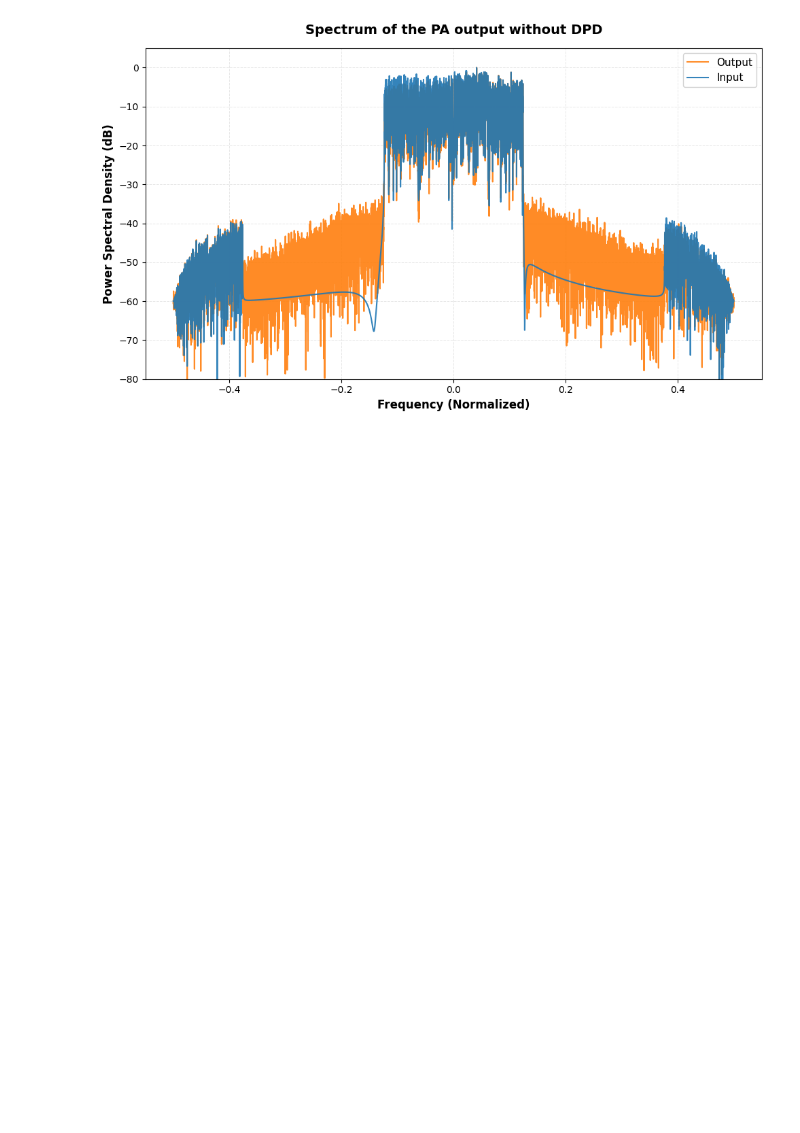
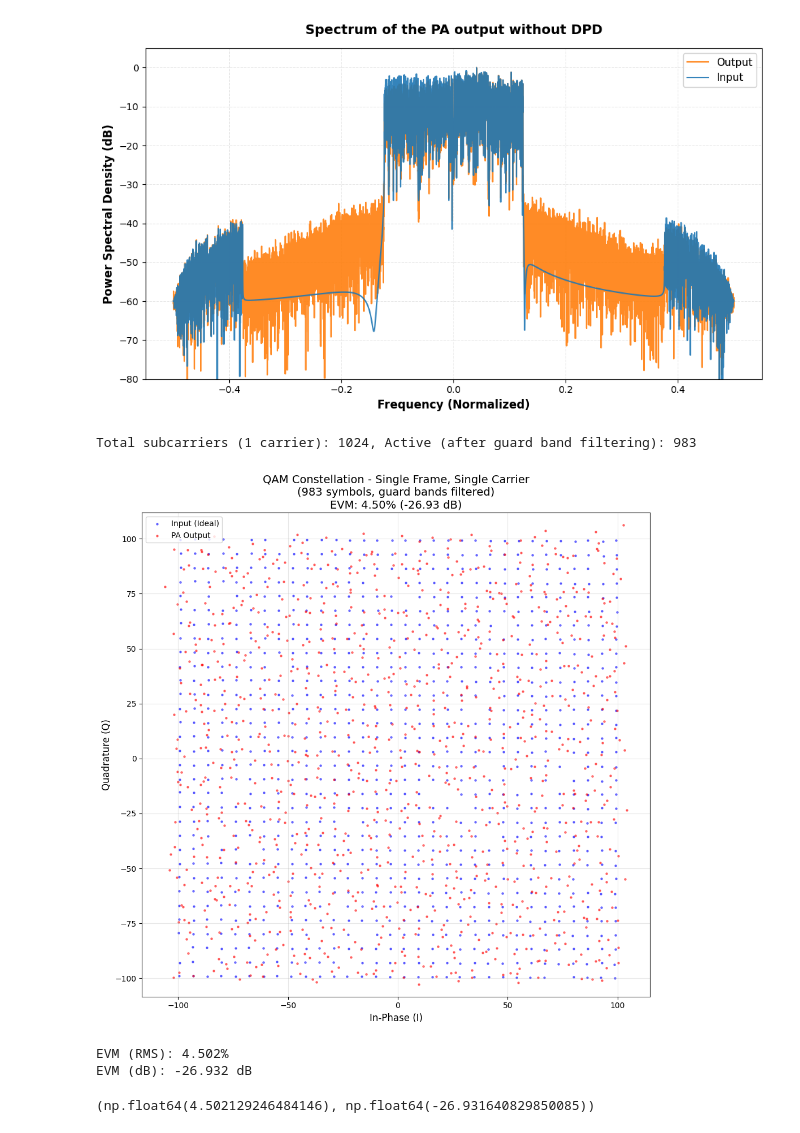
Before and after one commit to aquigney/sparseDPD, a Jupyter notebook: thesis_plots.ipynb, the cells around one changed output. Drawn from its saved outputs; the diff is of its cells as text; code cells hidden in the pictures; blank space fills up the shorter version.

```diff
--- a/thesis_plots.ipynb
+++ b/thesis_plots.ipynb
@@ -137,3 +137,20 @@ data.plot_spectrum(
 [figure]
 # %%
 # Setup a datapath to plot the QAM signal
+openDPD_fs = 640e6  # Sampling frequency: 640 MHz
+openDPD_bw_main_ch = 160e6  # Main channel bandwidth: 160 MHz
+openDPD_bw_sub_ch = 40e6  # Sub-channel bandwidth: 40 MHz
+openDPD_n_sub_ch = 4  # Number of sub-channels
+openDPD_nperseg = 16384  # FFT size (frame length)s
+data.plot_constellation(
+    fs = openDPD_fs,
+    bw_sub_ch=openDPD_bw_sub_ch,
+    n_sub_ch=openDPD_n_sub_ch,
+    nperseg=openDPD_nperseg
+)
+# %% [output]
+Total subcarriers (1 carrier): 1024, Active (after guard band filtering): 983
+[figure, added]
+EVM (RMS): 4.502%
+EVM (dB): -26.932 dB
+(np.float64(4.502129246484146), np.float64(-26.931640829850085))
```
